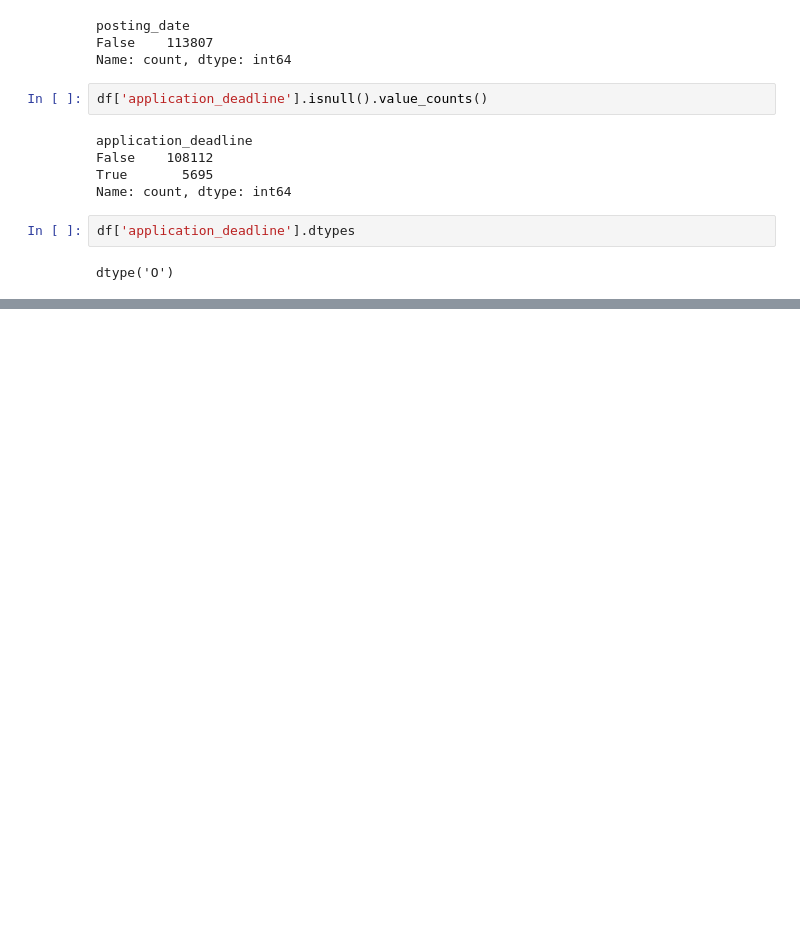
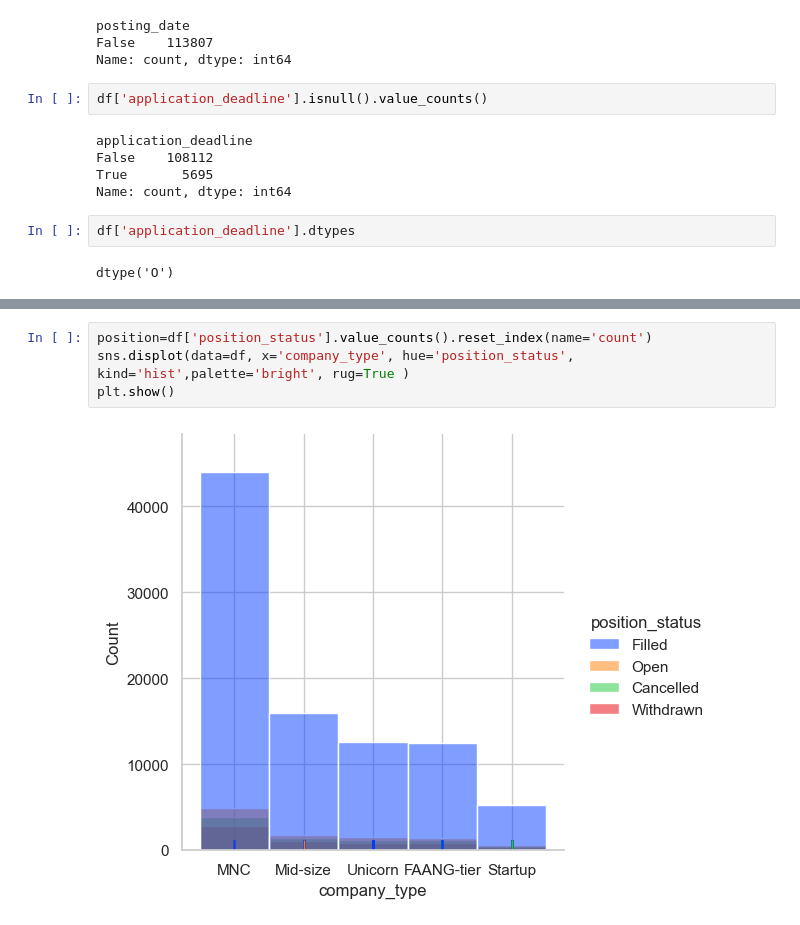
Before and after one commit to noobcoder909/task_2, a Jupyter notebook: pandas_and_seaborn.ipynb, the cells around one changed output, grey strips where cells are left out. Saved outputs shown, nothing was run; the diff lists cells and outputs as text; blank space fills up the shorter version.

```diff
--- a/pandas_and_seaborn.ipynb
+++ b/pandas_and_seaborn.ipynb
@@ -745,0 +779,6 @@ dtype('O')
+# %%
+position=df['position_status'].value_counts().reset_index(name='count')
+sns.displot(data=df, x='company_type', hue='position_status', kind='hist',palette='bright', rug=True )
+plt.show()
+# %% [output]
+[figure, added]
```
Also changed, not shown: parts of 13 cells of this notebook.
